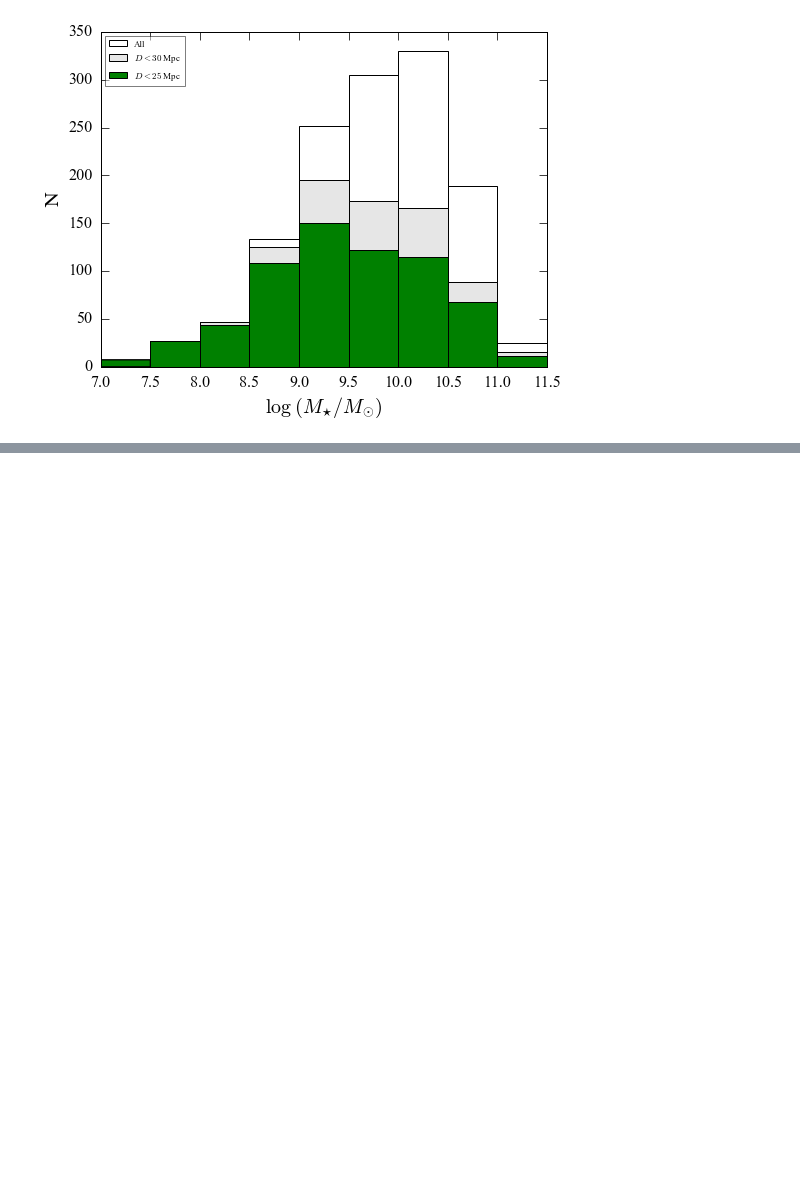
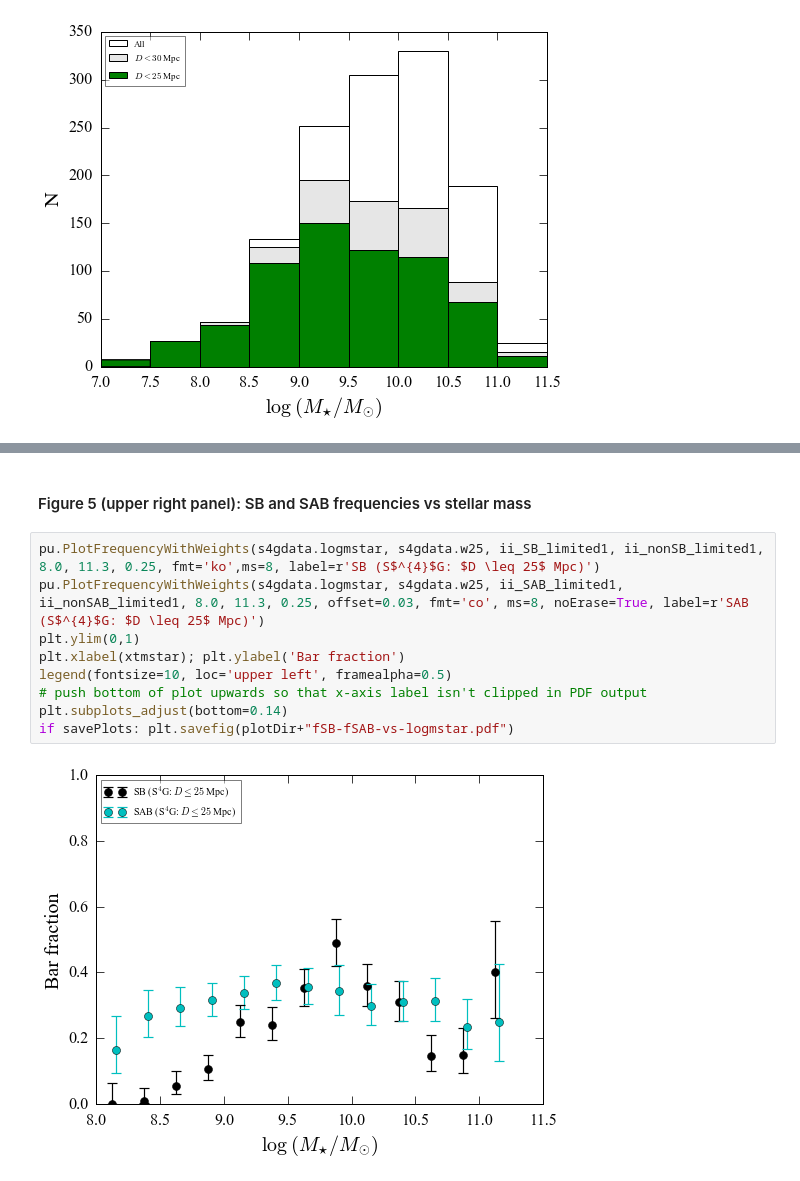
Before and after one commit to perwin/s4g_barfractions, a Jupyter notebook: s4gbars_main.ipynb, the cells around one changed output, grey strips where cells are left out. Saved outputs shown, nothing was run; the diff lists cells and outputs as text; blank space fills up the shorter version.

```diff
--- a/s4gbars_main.ipynb
+++ b/s4gbars_main.ipynb
@@ -441,0 +507,13 @@ if savePlots: savefig(plotDir+"logmstar_hist.pdf")
+# %% [markdown]
+#### Figure 5 (upper right panel): SB and SAB frequencies vs stellar mass
+# %%
+pu.PlotFrequencyWithWeights(s4gdata.logmstar, s4gdata.w25, ii_SB_limited1, ii_nonSB_limited1, 8.0, 11.3, 0.25, fmt='ko',ms=8, label=r'SB (S$^{4}$G: $D \leq 25$ Mpc)')
+pu.PlotFrequencyWithWeights(s4gdata.logmstar, s4gdata.w25, ii_SAB_limited1, ii_nonSAB_limited1, 8.0, 11.3, 0.25, offset=0.03, fmt='co', ms=8, noErase=True, label=r'SAB (S$^{4}$G: $D \leq 25$ Mpc)')
+plt.ylim(0,1)
+plt.xlabel(xtmstar); plt.ylabel('Bar fraction')
+legend(fontsize=10, loc='upper left', framealpha=0.5)
+# push bottom of plot upwards so that x-axis label isn't clipped in PDF output
+plt.subplots_adjust(bottom=0.14)
+if savePlots: plt.savefig(plotDir+"fSB-fSAB-vs-logmstar.pdf")
+# %% [output]
+[figure, added]
```
Also changed, not shown: parts of 12 cells of this notebook, 1 other file.
